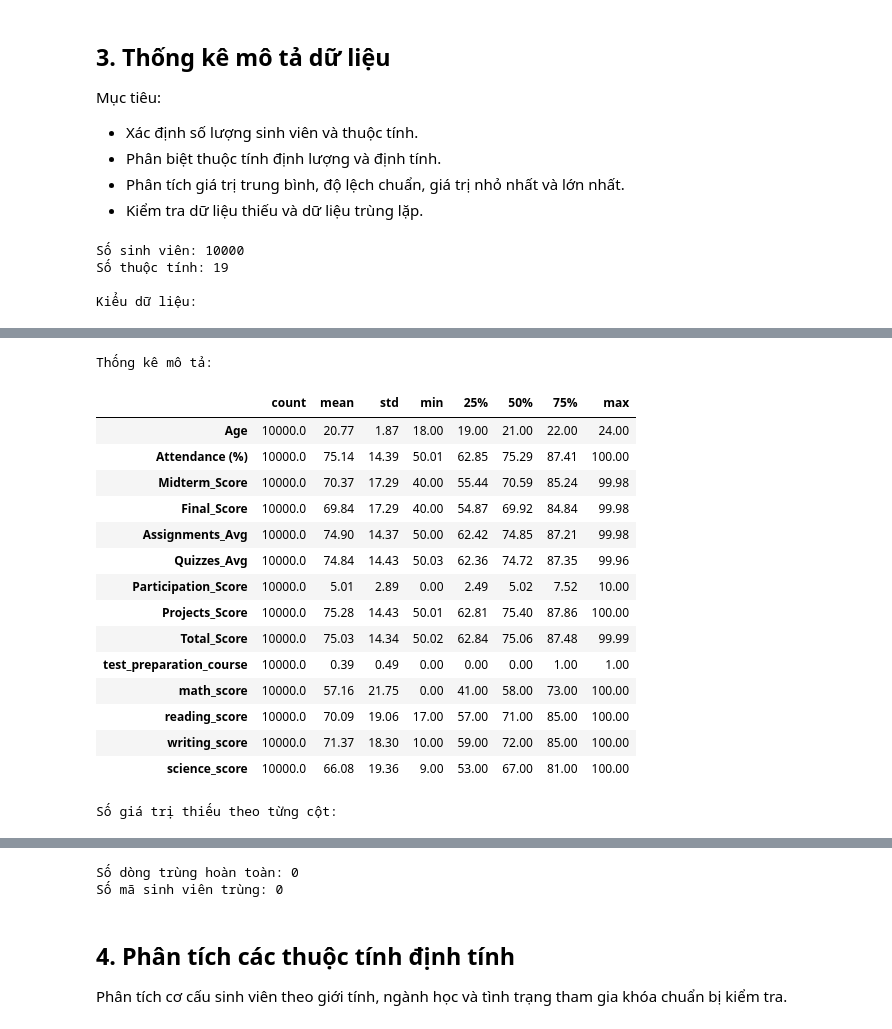
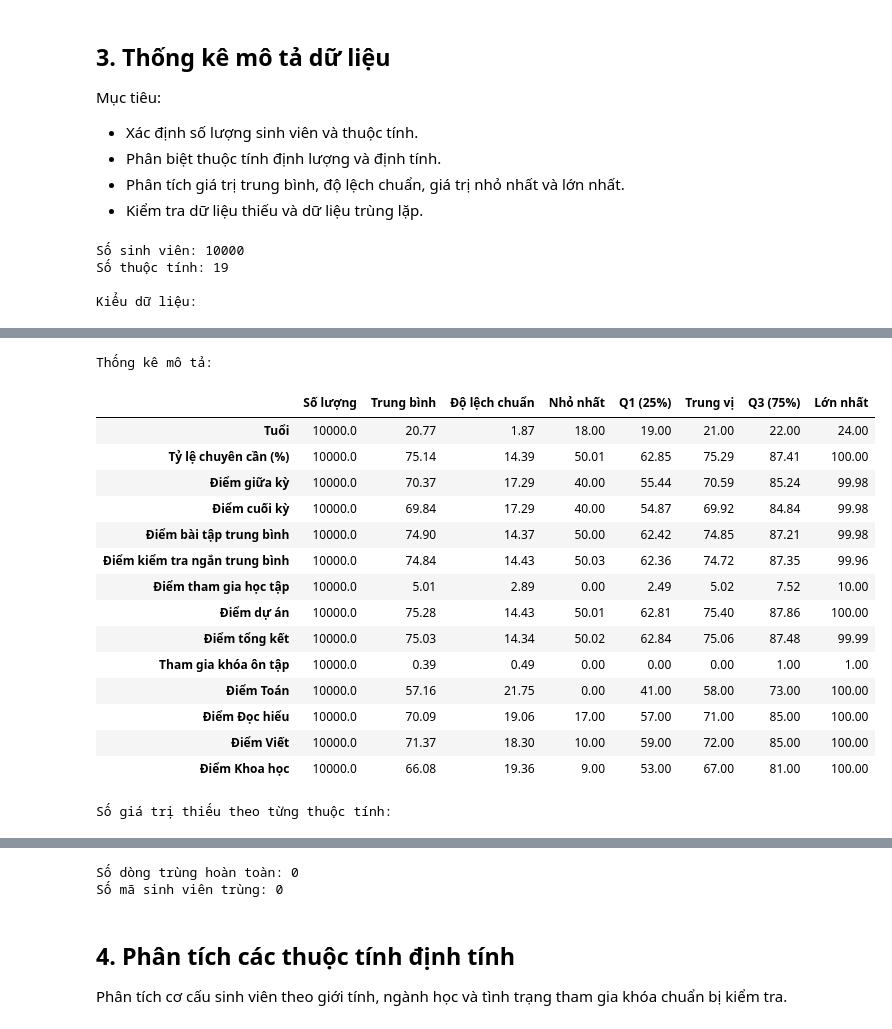
Before and after one commit to VTKhanhLinh/Nhom13_DoAn, a Jupyter notebook: notebooks/01_eda.ipynb, the cells around one changed output, grey strips where cells are left out. Saved outputs shown, nothing was run; the diff lists cells and outputs as text; code cells hidden in the pictures.

Commit message:
refactor: use Vietnamese column names in cleaned data and EDA

```diff
--- a/notebooks/01_eda.ipynb
+++ b/notebooks/01_eda.ipynb
@@ -128,19 +71,36 @@ print("Số sinh viên:", df.shape[0])
 print("Số thuộc tính:", df.shape[1])
 
 print("\nKiểu dữ liệu:")
-display(df.dtypes.to_frame(name="Data Type"))
+display(df.dtypes.to_frame(name="Kiểu dữ liệu"))
 
 # 3.2. Thống kê các thuộc tính định lượng
 print("\nThống kê mô tả:")
-display(df.describe().T.round(2))
+
+thong_ke = df.describe().T.rename(columns={
+    "count": "Số lượng",
+    "mean": "Trung bình",
+    "std": "Độ lệch chuẩn",
+    "min": "Nhỏ nhất",
+    "25%": "Q1 (25%)",
+    "50%": "Trung vị",
+    "75%": "Q3 (75%)",
+    "max": "Lớn nhất"
+})
+
+display(thong_ke.round(2))
 
 # 3.3. Kiểm tra dữ liệu thiếu
-print("\nSố giá trị thiếu theo từng cột:")
-display(df.isnull().sum().to_frame(name="Missing Values"))
+print("\nSố giá trị thiếu theo từng thuộc tính:")
+display(
+    df.isnull().sum().to_frame(name="Số giá trị thiếu")
+)
 
 # 3.4. Kiểm tra dữ liệu trùng lặp
 print("Số dòng trùng hoàn toàn:", df.duplicated().sum())
-print("Số mã sinh viên trùng:", df["Student_ID"].duplicated().sum())
+print(
+    "Số mã sinh viên trùng:",
+    df["Mã sinh viên"].duplicated().sum()
+)
 # %% [output]
 Số sinh viên: 10000
 Số thuộc tính: 19
@@ -166,17 +126,17 @@ Kiểu dữ liệu:
 Thống kê mô tả:
-|  | count | mean | std | min | 25% | 50% | 75% | max |
-| Age | 10000.0 | 20.77 | 1.87 | 18.00 | 19.00 | 21.00 | 22.00 | 24.00 |
-| Attendance (%) | 10000.0 | 75.14 | 14.39 | 50.01 | 62.85 | 75.29 | 87.41 | 100.00 |
-| Midterm_Score | 10000.0 | 70.37 | 17.29 | 40.00 | 55.44 | 70.59 | 85.24 | 99.98 |
-| Final_Score | 10000.0 | 69.84 | 17.29 | 40.00 | 54.87 | 69.92 | 84.84 | 99.98 |
-| Assignments_Avg | 10000.0 | 74.90 | 14.37 | 50.00 | 62.42 | 74.85 | 87.21 | 99.98 |
-| Quizzes_Avg | 10000.0 | 74.84 | 14.43 | 50.03 | 62.36 | 74.72 | 87.35 | 99.96 |
-| Participation_Score | 10000.0 | 5.01 | 2.89 | 0.00 | 2.49 | 5.02 | 7.52 | 10.00 |
-| Projects_Score | 10000.0 | 75.28 | 14.43 | 50.01 | 62.81 | 75.40 | 87.86 | 100.00 |
-| Total_Score | 10000.0 | 75.03 | 14.34 | 50.02 | 62.84 | 75.06 | 87.48 | 99.99 |
-| test_preparation_course | 10000.0 | 0.39 | 0.49 | 0.00 | 0.00 | 0.00 | 1.00 | 1.00 |
-| math_score | 10000.0 | 57.16 | 21.75 | 0.00 | 41.00 | 58.00 | 73.00 | 100.00 |
-| reading_score | 10000.0 | 70.09 | 19.06 | 17.00 | 57.00 | 71.00 | 85.00 | 100.00 |
-| writing_score | 10000.0 | 71.37 | 18.30 | 10.00 | 59.00 | 72.00 | 85.00 | 100.00 |
-| science_score | 10000.0 | 66.08 | 19.36 | 9.00 | 53.00 | 67.00 | 81.00 | 100.00 |
+|  | Số lượng | Trung bình | Độ lệch chuẩn | Nhỏ nhất | Q1 (25%) | Trung vị | Q3 (75%) | Lớn nhất |
+| Tuổi | 10000.0 | 20.77 | 1.87 | 18.00 | 19.00 | 21.00 | 22.00 | 24.00 |
+| Tỷ lệ chuyên cần (%) | 10000.0 | 75.14 | 14.39 | 50.01 | 62.85 | 75.29 | 87.41 | 100.00 |
+| Điểm giữa kỳ | 10000.0 | 70.37 | 17.29 | 40.00 | 55.44 | 70.59 | 85.24 | 99.98 |
+| Điểm cuối kỳ | 10000.0 | 69.84 | 17.29 | 40.00 | 54.87 | 69.92 | 84.84 | 99.98 |
+| Điểm bài tập trung bình | 10000.0 | 74.90 | 14.37 | 50.00 | 62.42 | 74.85 | 87.21 | 99.98 |
+| Điểm kiểm tra ngắn trung bình | 10000.0 | 74.84 | 14.43 | 50.03 | 62.36 | 74.72 | 87.35 | 99.96 |
+| Điểm tham gia học tập | 10000.0 | 5.01 | 2.89 | 0.00 | 2.49 | 5.02 | 7.52 | 10.00 |
+| Điểm dự án | 10000.0 | 75.28 | 14.43 | 50.01 | 62.81 | 75.40 | 87.86 | 100.00 |
+| Điểm tổng kết | 10000.0 | 75.03 | 14.34 | 50.02 | 62.84 | 75.06 | 87.48 | 99.99 |
+| Tham gia khóa ôn tập | 10000.0 | 0.39 | 0.49 | 0.00 | 0.00 | 0.00 | 1.00 | 1.00 |
+| Điểm Toán | 10000.0 | 57.16 | 21.75 | 0.00 | 41.00 | 58.00 | 73.00 | 100.00 |
+| Điểm Đọc hiểu | 10000.0 | 70.09 | 19.06 | 17.00 | 57.00 | 71.00 | 85.00 | 100.00 |
+| Điểm Viết | 10000.0 | 71.37 | 18.30 | 10.00 | 59.00 | 72.00 | 85.00 | 100.00 |
+| Điểm Khoa học | 10000.0 | 66.08 | 19.36 | 9.00 | 53.00 | 67.00 | 81.00 | 100.00 |
-Số giá trị thiếu theo từng cột:
+Số giá trị thiếu theo từng thuộc tính:
```
Also changed, not shown: parts of 11 cells of this notebook, 2 other files.
